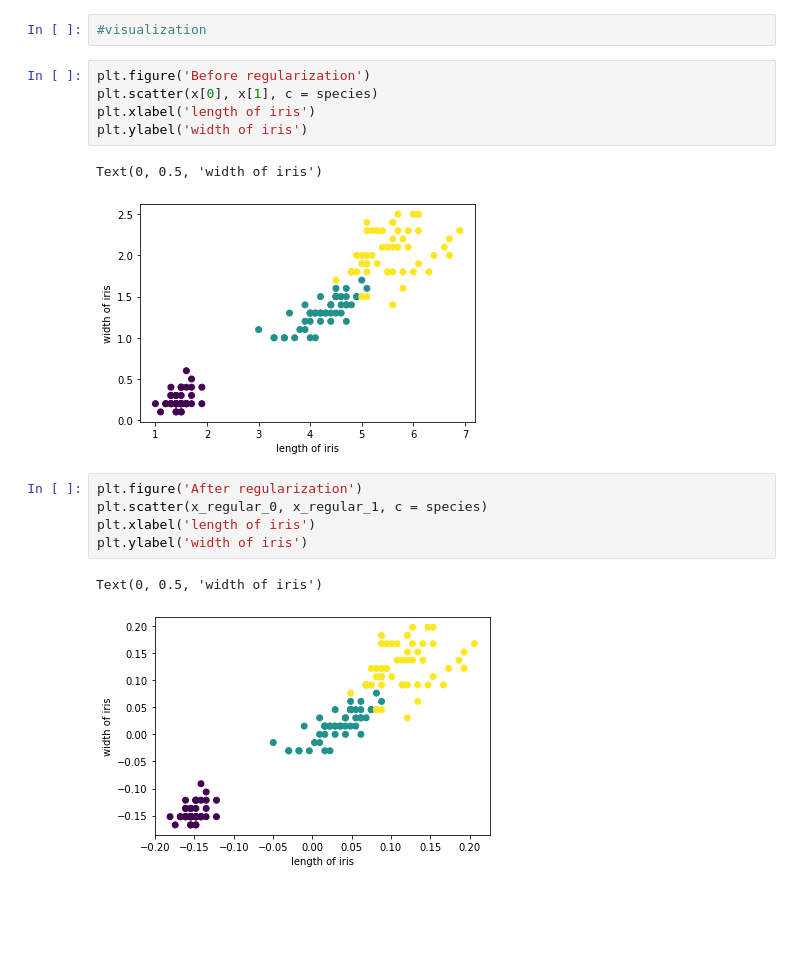
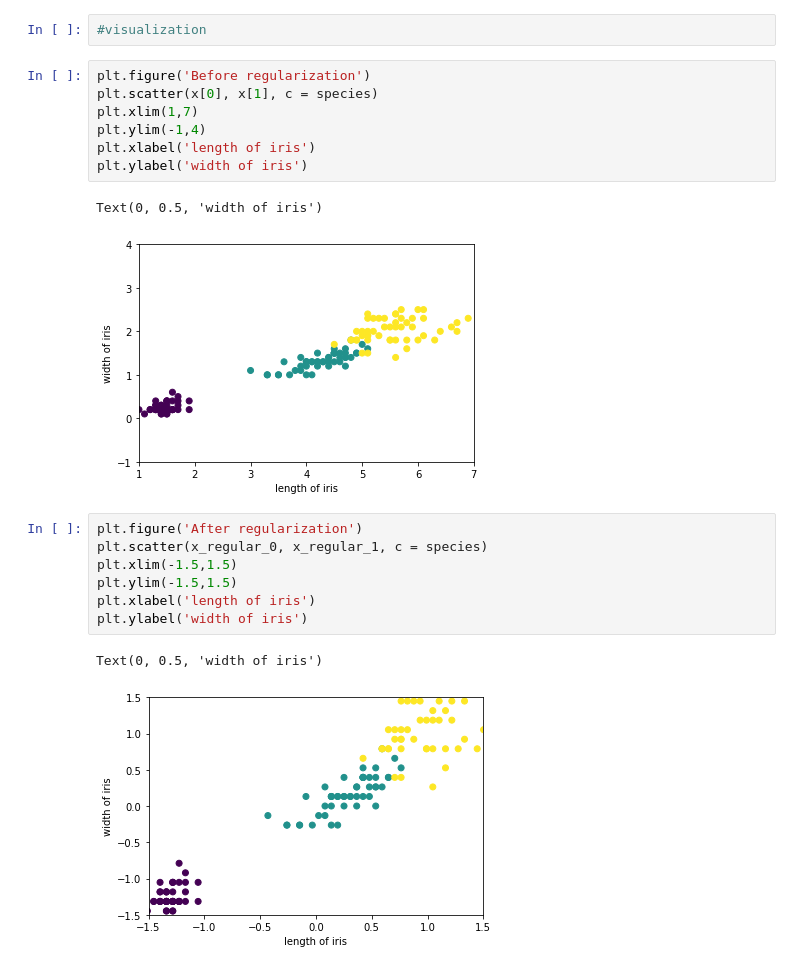
Before and after one commit to singwang-cn/The_first_pattern_recognition, a Jupyter notebook: ex4_1.ipynb, the cells around one changed output. Saved outputs shown, nothing was run; the diff lists cells and outputs as text; blank space fills up the shorter version.

```diff
--- a/ex4_1.ipynb
+++ b/ex4_1.ipynb
@@ -34,16 +34,20 @@ species=iris_data.target
 # %%
 plt.figure('Before regularization')
 plt.scatter(x[0], x[1], c = species)
+plt.xlim(1,7)
+plt.ylim(-1,4)
 plt.xlabel('length of iris')
 plt.ylabel('width of iris')
 # %% [output]
 Text(0, 0.5, 'width of iris')
-[figure, old version]
+[figure, new version]
 # %%
 plt.figure('After regularization')
 plt.scatter(x_regular_0, x_regular_1, c = species)
+plt.xlim(-1.5,1.5)
+plt.ylim(-1.5,1.5)
 plt.xlabel('length of iris')
 plt.ylabel('width of iris')
 # %% [output]
 Text(0, 0.5, 'width of iris')
-[figure, old version]
+[figure, new version]
```
Also changed, not shown: parts of 1 cell of this notebook.
